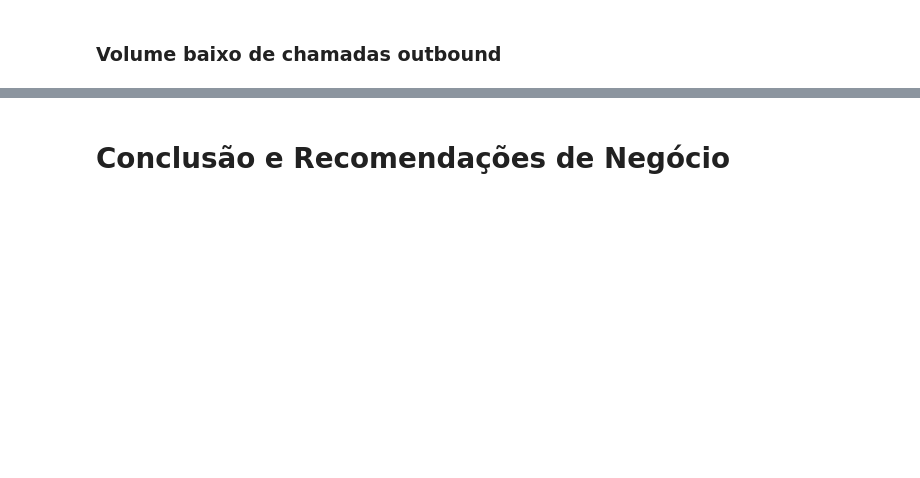
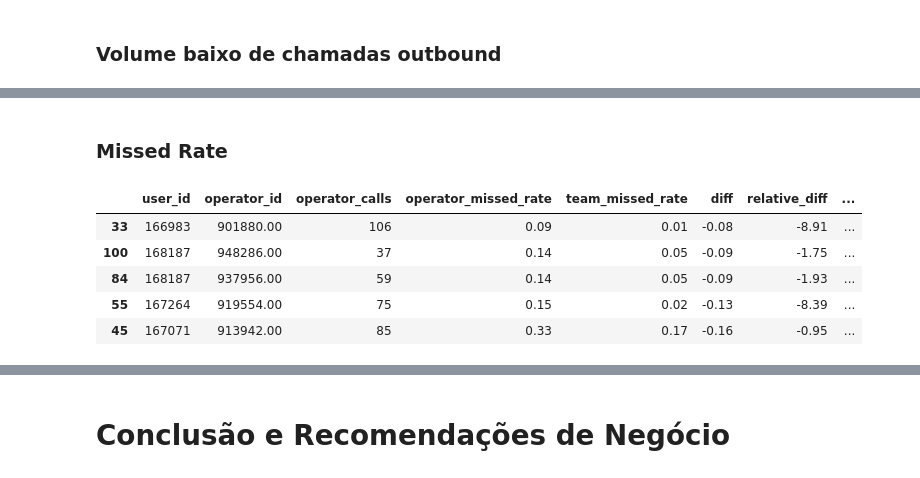
Before and after one commit to rodriguesbrian/tt14_call_center_project, a Jupyter notebook: notebooks/call_center_efficiency.ipynb, the cells around one changed output, grey strips where cells are left out. Drawn from its saved outputs; the diff is of its cells as text; code cells hidden in the pictures; blank space fills up the shorter version.

```diff
--- a/notebooks/call_center_efficiency.ipynb
+++ b/notebooks/call_center_efficiency.ipynb
@@ -596,7 +578,7 @@ highers_missed_rate = telecom_agg[telecom_agg['direction'] == 'in']
 ### Alta proporção de chamadas inbound perdidas
 # %%
 # criação de função para aplicação de teste estatístico a todos os operadores
-def test_missed_rate(telecom, min_calls=30, alpha=0.05, min_lift=0.05):
+def test_missed_rate(telecom, min_calls=30, alpha=0.05, min_diff=0.05):
     # filtro inbound
     data = telecom[telecom['direction'] == 'in'].copy()
     results = []
@@ -628,18 +610,18 @@ def test_missed_rate(telecom, min_calls=30, alpha=0.05, min_lift=0.05):
             stat, p_value = proportions_ztest([operator_missed, team_missed],[operator_calls, team_calls])
             operator_rate = operator_missed / operator_calls
             team_rate = team_missed / team_calls
-            lift = operator_rate - team_rate
-            relative_diff = lift / team_rate
+            diff = team_rate - operator_rate
+            relative_diff = diff / team_rate
 
             # decisão baseada em significância, valores absolutos e relativos
-            fail = (p_value < alpha) and (lift > min_lift) and (relative_diff > 0.25)
+            fail = (p_value < alpha) and (diff < -min_diff) and (relative_diff < -0.25)
             results.append({
                 'user_id': user,
                 'operator_id': op,
                 'operator_calls': operator_calls,
                 'operator_missed_rate': operator_rate,
                 'team_missed_rate': team_rate,
-                'lift': lift,
+                'diff': diff,
                 'relative_diff': relative_diff,
                 'p_value': p_value,
                 'fail': fail
@@ -648,7 +630,7 @@ def test_missed_rate(telecom, min_calls=30, alpha=0.05, min_lift=0.05):
     df = pd.DataFrame(results)
 
     # organização final
-    df = df.sort_values(by=['fail', 'lift'], ascending=[False, False])
+    df = df.sort_values(by=['fail', 'diff'], ascending=[False, False])
 
     return df
 # %%
@@ -657,11 +639,9 @@ results_missed_rate = test_missed_rate(telecom)
 # %%
 # criação função para classificação operadores
 def classify_missed(row):
-    if row['lift'] > 0.15:
-        return 'crítico'
-    elif row['relative_diff'] > 5:
+    if row['relative_diff'] < -5:
         return 'crítico '
-    elif row['lift'] > 0.10:
+    elif row['diff'] < -0.15:
         return 'alto'
     else:
         return 'moderado'
@@ -669,5 +649,5 @@ def classify_missed(row):
 # aplicação função
 results_missed_rate['classification'] = results_missed_rate.apply(classify_missed, axis=1)
 # %%
-#
-results_missed_rate[results_missed_rate['fail'] == True]
+# filtro para operadores que falharam no teste estatístico
+results_missed_rate = results_missed_rate[results_missed_rate['fail'] == True]
@@ -912,0 +823,11 @@ Name: operator_id, dtype: float64
+# %% [markdown]
+### Missed Rate
+# %%
+results_missed_rate
+# %% [output]
+|  | user_id | operator_id | operator_calls | operator_missed_rate | team_missed_rate | diff | relative_diff | ... |
+| 33 | 166983 | 901880.00 | 106 | 0.09 | 0.01 | -0.08 | -8.91 | ... |
+| 100 | 168187 | 948286.00 | 37 | 0.14 | 0.05 | -0.09 | -1.75 | ... |
+| 84 | 168187 | 937956.00 | 59 | 0.14 | 0.05 | -0.09 | -1.93 | ... |
+| 55 | 167264 | 919554.00 | 75 | 0.15 | 0.02 | -0.13 | -8.39 | ... |
+| 45 | 167071 | 913942.00 | 85 | 0.33 | 0.17 | -0.16 | -0.95 | ... |
```
Also changed, not shown: parts of 49 cells of this notebook.
